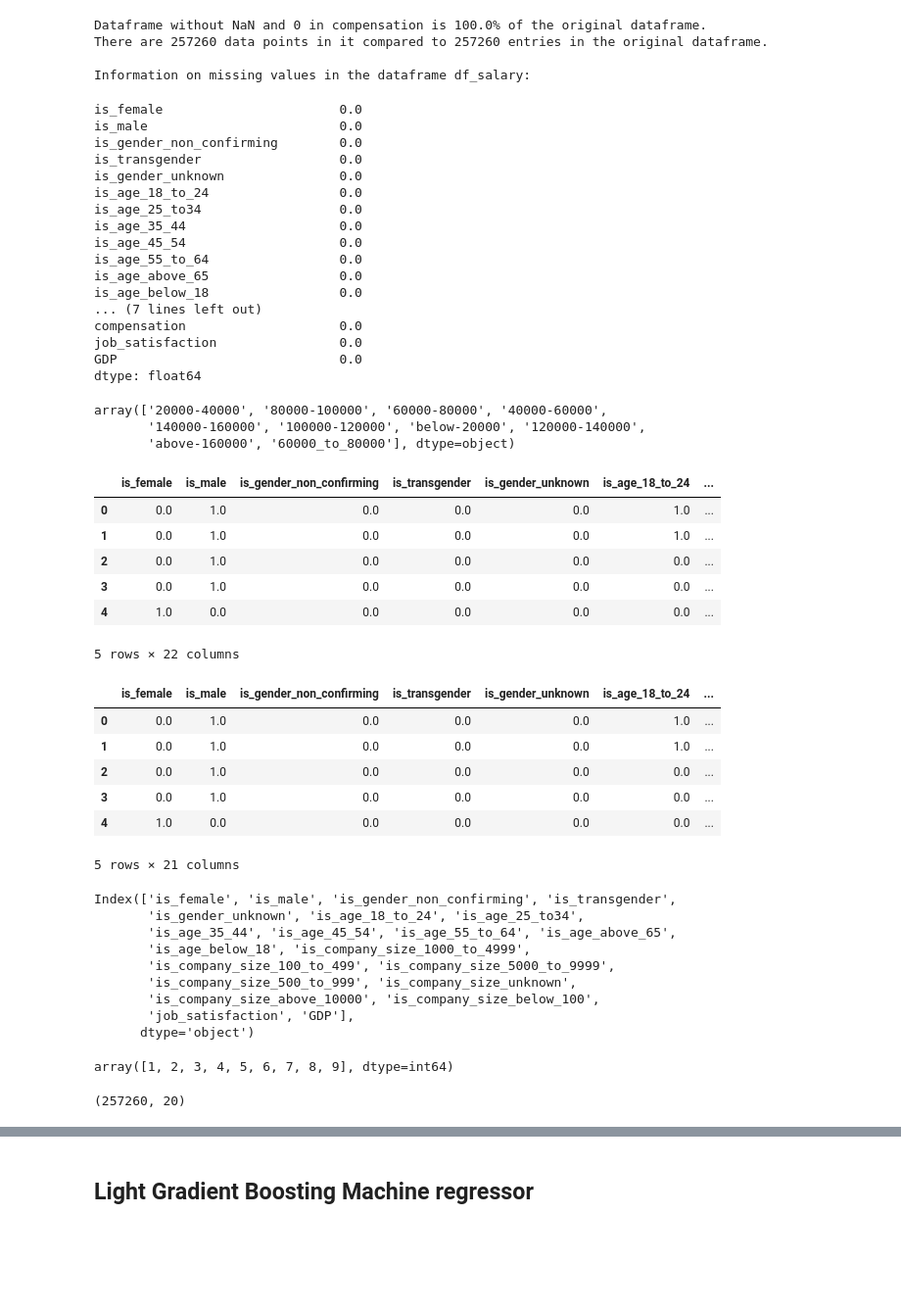
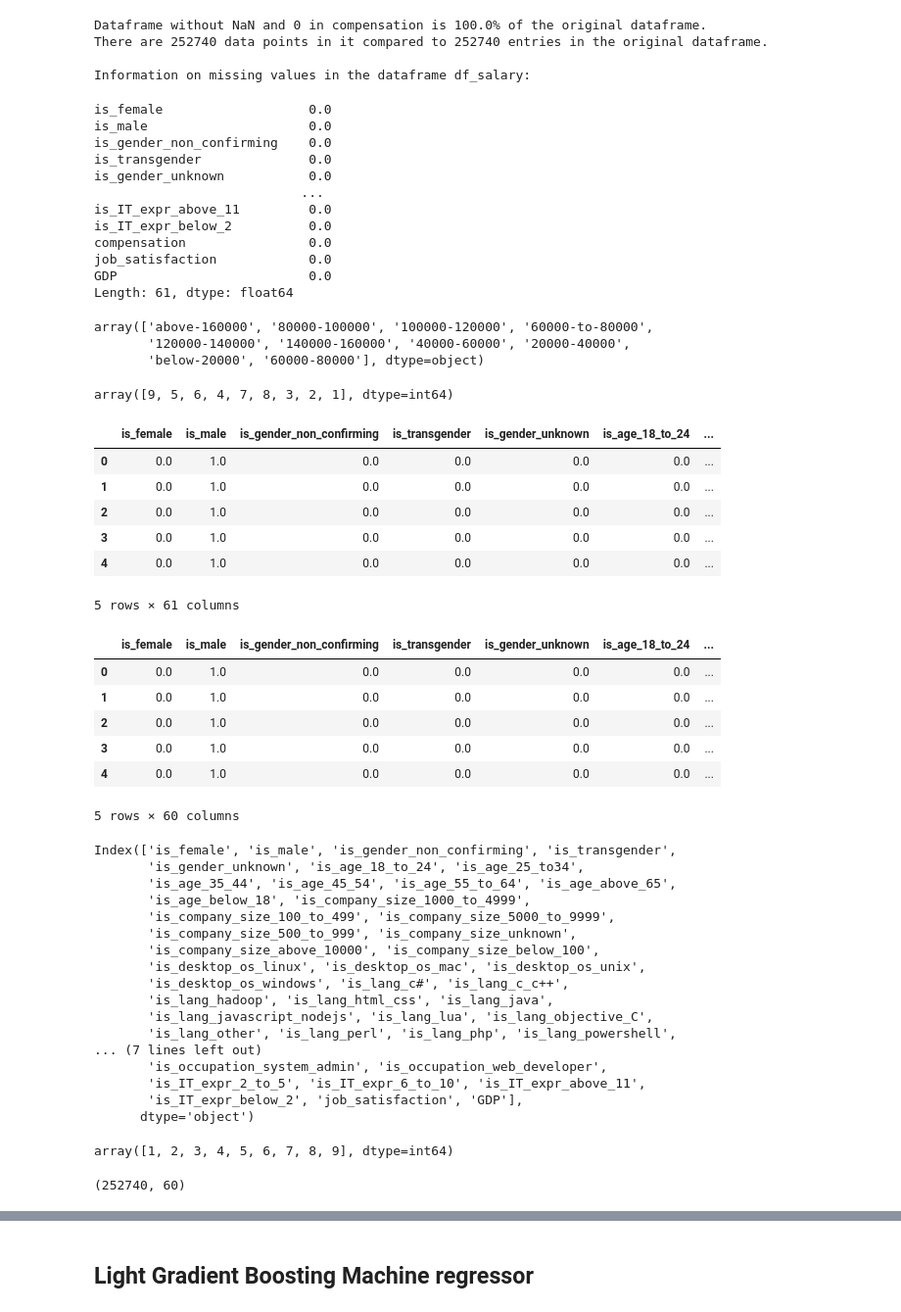
Before and after one commit to nkafwimi/MGT-6203, a Jupyter notebook: salary_prediction_for_software_developers/Notebooks/Modeling_start.ipynb, the cells around one changed output, grey strips where cells are left out. Shown at 98% size. Cells and saved outputs as stored; diff of their text form; code cells hidden in the pictures; blank space fills up the shorter version.

```diff
--- a/salary_prediction_for_software_developers/Notebooks/Modeling_start.ipynb
+++ b/salary_prediction_for_software_developers/Notebooks/Modeling_start.ipynb
@@ -34,6 +55,6 @@ df.head()
 # %%
-#For now don't use these columns as they are not processed yet
-cols_excl = ['occupation', 'proficient_languages', 'desktop_OS', 'country', 'year', 'IT_experience_in_years']
+#Don't use these columns
+cols_excl = ['country', 'year']
 df = df.drop(cols_excl, axis=1)
 # %%
 #df_salary is a dataframe after dropping data points with NaN in 'compensation'
@@ -44,75 +65,74 @@ print('Information on missing values in the dataframe df_salary:')
 df_salary.isna().sum()/len(df_salary)*100
 # %% [output]
 Dataframe without NaN and 0 in compensation is 100.0% of the original dataframe.
-There are 257260 data points in it compared to 257260 entries in the original dataframe.
+There are 252740 data points in it compared to 252740 entries in the original dataframe.
 
 Information on missing values in the dataframe df_salary:
-is_female                       0.0
-is_male                         0.0
-is_gender_non_confirming        0.0
-is_transgender                  0.0
-is_gender_unknown               0.0
-is_age_18_to_24                 0.0
-is_age_25_to34                  0.0
-is_age_35_44                    0.0
-is_age_45_54                    0.0
-is_age_55_to_64                 0.0
-is_age_above_65                 0.0
-is_age_below_18                 0.0
-... (7 lines left out)
-compensation                    0.0
-job_satisfaction                0.0
-GDP                             0.0
-dtype: float64
+is_female                   0.0
+is_male                     0.0
+is_gender_non_confirming    0.0
+is_transgender              0.0
+is_gender_unknown           0.0
+                           ...
+is_IT_expr_above_11         0.0
+is_IT_expr_below_2          0.0
+compensation                0.0
+job_satisfaction            0.0
+GDP                         0.0
+Length: 61, dtype: float64
 # %%
 df_salary['compensation'].unique()
 # %% [output]
-array(['20000-40000', '80000-100000', '60000-80000', '40000-60000',
-       '140000-160000', '100000-120000', 'below-20000', '120000-140000',
-       'above-160000', '60000_to_80000'], dtype=object)
+array(['above-160000', '80000-100000', '100000-120000', '60000-to-80000',
+       '120000-140000', '140000-160000', '40000-60000', '20000-40000',
+       'below-20000', '60000-80000'], dtype=object)
 # %%
-comp_int_dict = {'below-20000': 1, '20000-40000': 2, '40000-60000': 3, '60000_to_80000': 4, '60000-80000': 4,
+comp_int_dict = {'below-20000': 1, '20000-40000': 2, '40000-60000': 3, '60000-to-80000': 4, "60000-80000": 4,
                  '80000-100000': 5,'100000-120000': 6, '12000-140000': 7, '120000-140000':7,
                  '140000-160000': 8, 'above-160000': 9}
 # %%
 df_salary.replace({'compensation':comp_int_dict}, inplace=True)
+# %%
+df_salary['compensation'].unique()
+# %% [output]
+array([9, 5, 6, 4, 7, 8, 3, 2, 1], dtype=int64)
 # %%
 df_salary.head()
 # %% [output]
 |  | is_female | is_male | is_gender_non_confirming | is_transgender | is_gender_unknown | is_age_18_to_24 | ... |
-| 0 | 0.0 | 1.0 | 0.0 | 0.0 | 0.0 | 1.0 | ... |
-| 1 | 0.0 | 1.0 | 0.0 | 0.0 | 0.0 | 1.0 | ... |
+| 0 | 0.0 | 1.0 | 0.0 | 0.0 | 0.0 | 0.0 | ... |
+| 1 | 0.0 | 1.0 | 0.0 | 0.0 | 0.0 | 0.0 | ... |
 | 2 | 0.0 | 1.0 | 0.0 | 0.0 | 0.0 | 0.0 | ... |
 | 3 | 0.0 | 1.0 | 0.0 | 0.0 | 0.0 | 0.0 | ... |
-| 4 | 1.0 | 0.0 | 0.0 | 0.0 | 0.0 | 0.0 | ... |
+| 4 | 0.0 | 1.0 | 0.0 | 0.0 | 0.0 | 0.0 | ... |
-5 rows × 22 columns
+5 rows × 61 columns
 # %%
 #Define data (predictors) and response
 data_df = df_salary.drop('compensation', axis=1)
 
 # Some code to scale numerical data
 cols_to_scale = ['job_satisfaction', 'GDP']
 train_numerical = data_df[cols_to_scale].copy()
 sc = StandardScaler()
 sc.fit(train_numerical)
 train_scaled = sc.transform(train_numerical)
 train_scaled = pd.DataFrame(train_scaled, columns = train_numerical.columns)
 data_df_scaled = pd.concat([data_df.drop(cols_to_scale, axis=1), train_scaled], axis=1)
 display(data_df_scaled.head()) #scaled job satisfaction and GDP data
 
 print(data_df_scaled.columns) #checking that 'compensation' is not there
-# data = data_df_scaled.to_numpy()
+data = data_df_scaled.to_numpy()
 #Temporarily drop GDP
-data = data_df_scaled.drop('GDP', axis=1).to_numpy()
+# data = data_df_scaled.drop('GDP', axis=1).to_numpy()
 salary = df_salary['compensation'].to_numpy()
 # %% [output]
 |  | is_female | is_male | is_gender_non_confirming | is_transgender | is_gender_unknown | is_age_18_to_24 | ... |
-| 0 | 0.0 | 1.0 | 0.0 | 0.0 | 0.0 | 1.0 | ... |
-| 1 | 0.0 | 1.0 | 0.0 | 0.0 | 0.0 | 1.0 | ... |
+| 0 | 0.0 | 1.0 | 0.0 | 0.0 | 0.0 | 0.0 | ... |
+| 1 | 0.0 | 1.0 | 0.0 | 0.0 | 0.0 | 0.0 | ... |
 | 2 | 0.0 | 1.0 | 0.0 | 0.0 | 0.0 | 0.0 | ... |
 | 3 | 0.0 | 1.0 | 0.0 | 0.0 | 0.0 | 0.0 | ... |
-| 4 | 1.0 | 0.0 | 0.0 | 0.0 | 0.0 | 0.0 | ... |
+| 4 | 0.0 | 1.0 | 0.0 | 0.0 | 0.0 | 0.0 | ... |
-5 rows × 21 columns
+5 rows × 60 columns
 Index(['is_female', 'is_male', 'is_gender_non_confirming', 'is_transgender',
        'is_gender_unknown', 'is_age_18_to_24', 'is_age_25_to34',
        'is_age_35_44', 'is_age_45_54', 'is_age_55_to_64', 'is_age_above_65',
@@ -120,7 +140,15 @@ Index(['is_female', 'is_male', 'is_gender_non_confirming', 'is_transgender',
        'is_company_size_100_to_499', 'is_company_size_5000_to_9999',
        'is_company_size_500_to_999', 'is_company_size_unknown',
        'is_company_size_above_10000', 'is_company_size_below_100',
-       'job_satisfaction', 'GDP'],
+       'is_desktop_os_linux', 'is_desktop_os_mac', 'is_desktop_os_unix',
+       'is_desktop_os_windows', 'is_lang_c#', 'is_lang_c_c++',
+       'is_lang_hadoop', 'is_lang_html_css', 'is_lang_java',
+       'is_lang_javascript_nodejs', 'is_lang_lua', 'is_lang_objective_C',
+       'is_lang_other', 'is_lang_perl', 'is_lang_php', 'is_lang_powershell',
+... (7 lines left out)
+       'is_occupation_system_admin', 'is_occupation_web_developer',
+       'is_IT_expr_2_to_5', 'is_IT_expr_6_to_10', 'is_IT_expr_above_11',
+       'is_IT_expr_below_2', 'job_satisfaction', 'GDP'],
       dtype='object')
 # %%
 np.unique(salary)
@@ -129,7 +157,7 @@ array([1, 2, 3, 4, 5, 6, 7, 8, 9], dtype=int64)
 # %%
 data.shape
 # %% [output]
-(257260, 20)
+(252740, 60)
 # %%
 salary.shape
 # %% [output]
```
Also changed, not shown: parts of 42 cells of this notebook.
